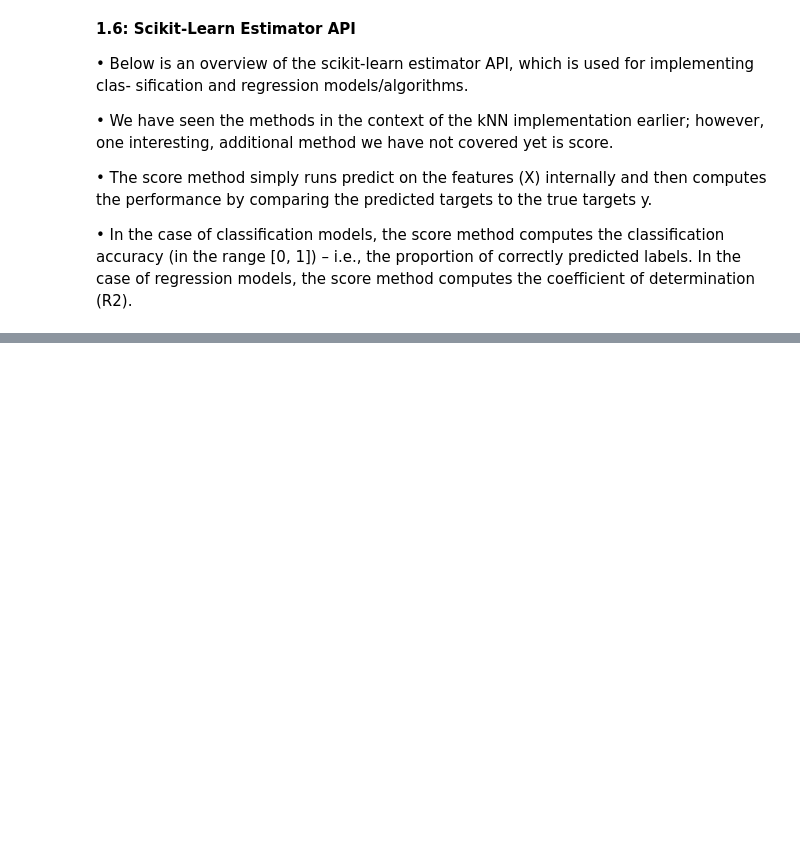
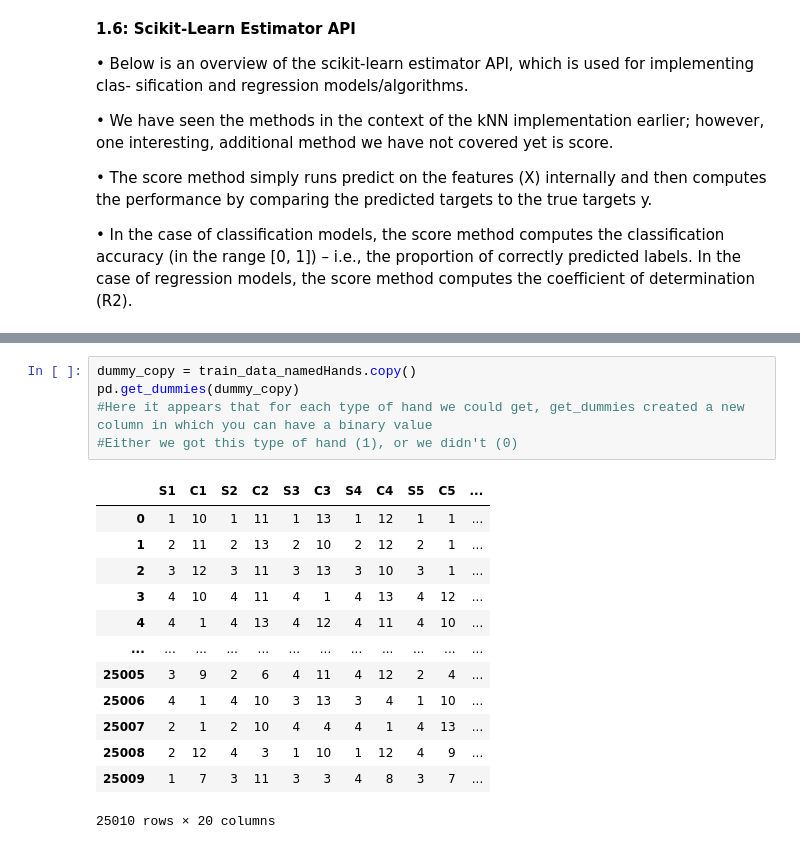
Before and after one commit to chall18/COSC3337_Project1, a Jupyter notebook: Project1_Group9.ipynb, the cells around one changed output, grey strips where cells are left out. Saved outputs shown, nothing was run; the diff lists cells and outputs as text; blank space fills up the shorter version.

```diff
--- a/Project1_Group9.ipynb
+++ b/Project1_Group9.ipynb
@@ -446,0 +799,19 @@ ValueError: Filler values must be provided when X has more than 2 training featu
+# %%
+dummy_copy = train_data_namedHands.copy()
+pd.get_dummies(dummy_copy)
+#Here it appears that for each type of hand we could get, get_dummies created a new column in which you can have a binary value
+#Either we got this type of hand (1), or we didn't (0)
+# %% [output]
+|  | S1 | C1 | S2 | C2 | S3 | C3 | S4 | C4 | S5 | C5 | ... |
+| 0 | 1 | 10 | 1 | 11 | 1 | 13 | 1 | 12 | 1 | 1 | ... |
+| 1 | 2 | 11 | 2 | 13 | 2 | 10 | 2 | 12 | 2 | 1 | ... |
+| 2 | 3 | 12 | 3 | 11 | 3 | 13 | 3 | 10 | 3 | 1 | ... |
+| 3 | 4 | 10 | 4 | 11 | 4 | 1 | 4 | 13 | 4 | 12 | ... |
+| 4 | 4 | 1 | 4 | 13 | 4 | 12 | 4 | 11 | 4 | 10 | ... |
+| ... | ... | ... | ... | ... | ... | ... | ... | ... | ... | ... | ... |
+| 25005 | 3 | 9 | 2 | 6 | 4 | 11 | 4 | 12 | 2 | 4 | ... |
+| 25006 | 4 | 1 | 4 | 10 | 3 | 13 | 3 | 4 | 1 | 10 | ... |
+| 25007 | 2 | 1 | 2 | 10 | 4 | 4 | 4 | 1 | 4 | 13 | ... |
+| 25008 | 2 | 12 | 4 | 3 | 1 | 10 | 1 | 12 | 4 | 9 | ... |
+| 25009 | 1 | 7 | 3 | 11 | 3 | 3 | 4 | 8 | 3 | 7 | ... |
+25010 rows × 20 columns
```
Also changed, not shown: parts of 54 cells of this notebook.
